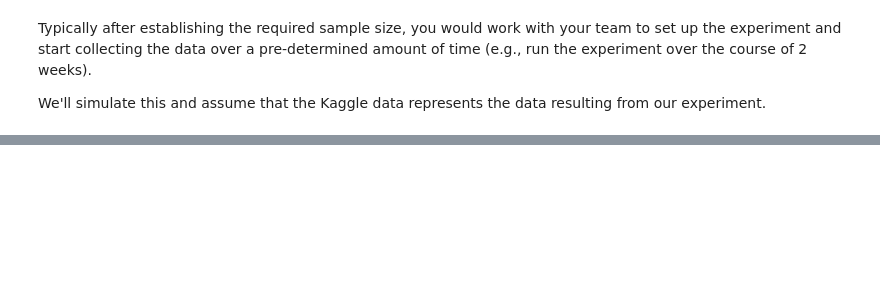
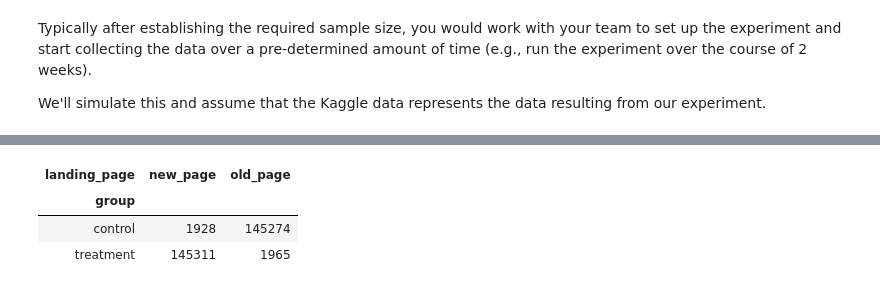
Before and after one commit to noriegaian/Technical-Toolbox, a Jupyter notebook: Python/Ian/AB Testing.ipynb, the cells around one changed output, grey strips where cells are left out. Saved outputs shown, nothing was run; the diff lists cells and outputs as text; code cells hidden in the pictures; blank space fills up the shorter version.

```diff
--- a/Python/Ian/AB Testing.ipynb
+++ b/Python/Ian/AB Testing.ipynb
@@ -97,0 +122,9 @@ We'll simulate this and assume that the Kaggle data represents the data resultin
+# %%
+#check if all control group are seeing old_page; same for treatment group
+pd.crosstab(df['group'], df['landing_page'])
+    #observe that most of control sees old_page and most of treatment sees new page, but not 100%
+# %% [output]
+| landing_page | new_page | old_page |
+| group |  |  |
+| control | 1928 | 145274 |
+| treatment | 145311 | 1965 |
```
Also changed, not shown: parts of 23 cells of this notebook.
